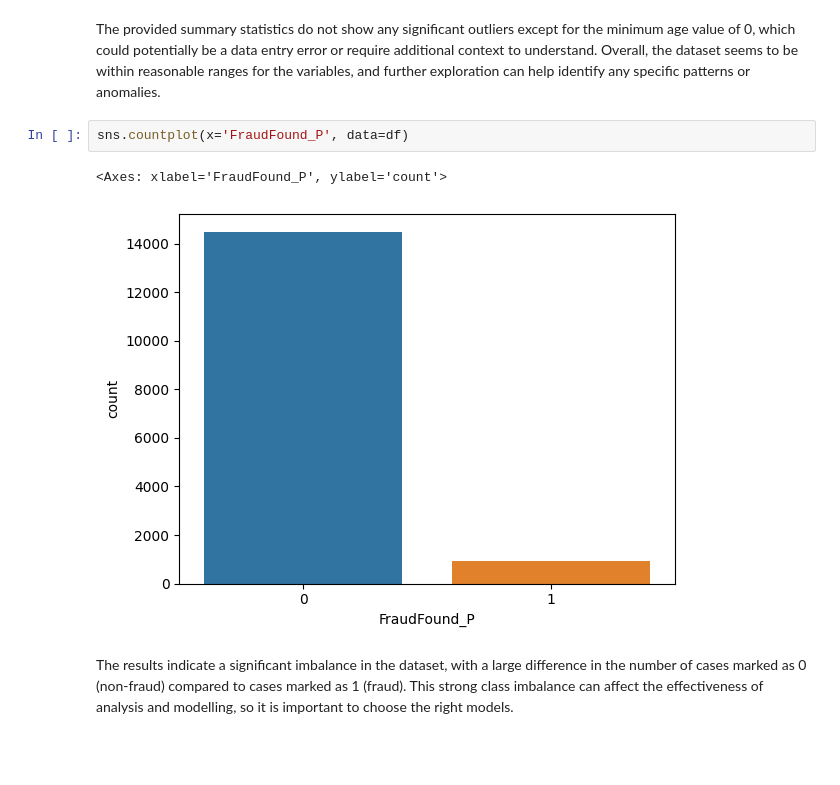
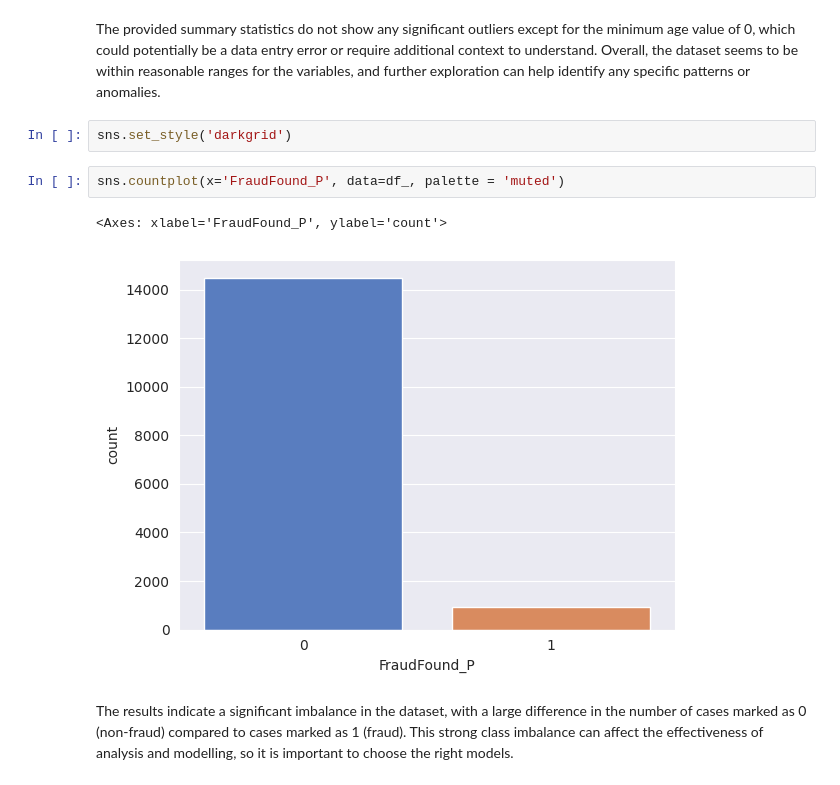
Before and after one commit to aziegert/Vehicle_Insurance_Claim_Fraud_Detection, a Jupyter notebook: Vehicle_Insurance_Claim_Fraud_Detection_v2.ipynb, the cells around one changed output. Saved outputs shown, nothing was run; the diff lists cells and outputs as text; blank space fills up the shorter version.

```diff
--- a/Vehicle_Insurance_Claim_Fraud_Detection_v2.ipynb
+++ b/Vehicle_Insurance_Claim_Fraud_Detection_v2.ipynb
@@ -133,11 +133,13 @@ df.describe()
 | max | 5.000000 | 5.000000 | 80.000000 | 1.000000 | 15420.000000 | 16.000000 | 700.000000 | ... |
 # %% [markdown]
 The provided summary statistics do not show any significant outliers except for the minimum age value of 0, which could potentially be a data entry error or require additional context to understand. Overall, the dataset seems to be within reasonable ranges for the variables, and further exploration can help identify any specific patterns or anomalies.
+# %%
+sns.set_style('darkgrid')
 # %%
-sns.countplot(x='FraudFound_P', data=df)
+sns.countplot(x='FraudFound_P', data=df_, palette = 'muted')
 # %% [output]
 <Axes: xlabel='FraudFound_P', ylabel='count'>
-[figure, old version]
+[figure, new version]
 # %% [markdown]
 The results indicate a significant imbalance in the dataset, with a large difference in the number of cases marked as 0 (non-fraud) compared to cases marked as 1 (fraud). This strong class imbalance can affect the effectiveness of analysis and modelling, so it is important to choose the right models.
 # %%
```
Also changed, not shown: parts of 35 cells of this notebook.
